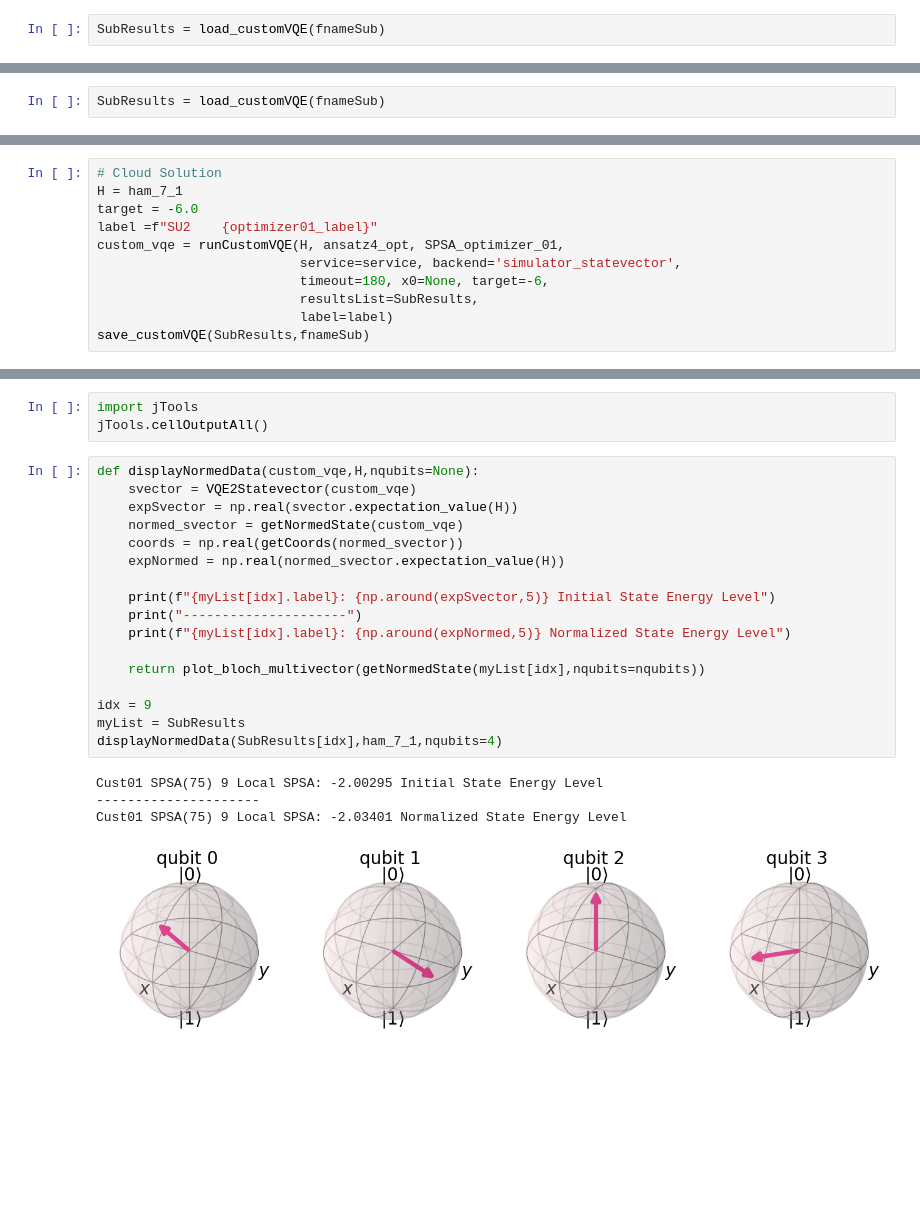
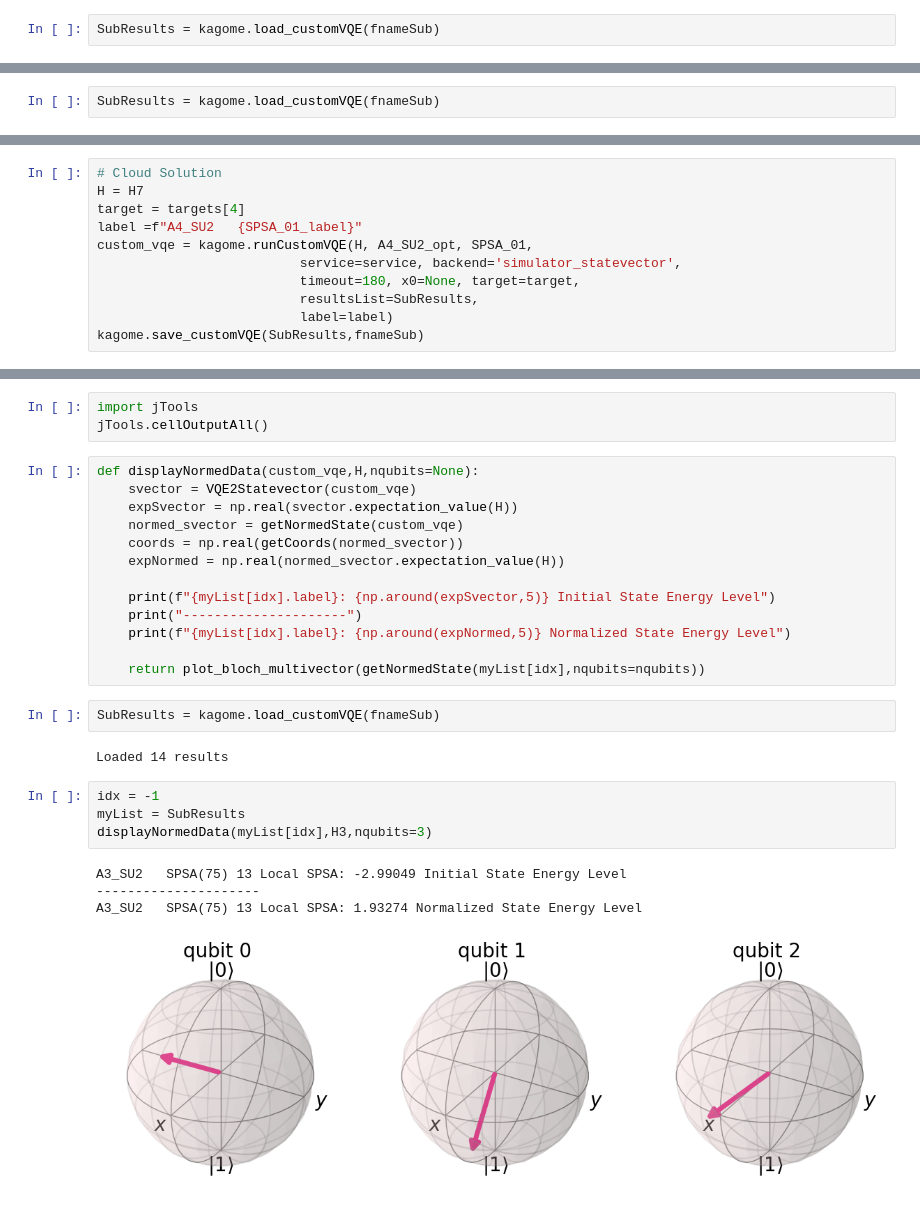
Before and after one commit to rrodenbusch/open-science-prize-2022, a Jupyter notebook: SubLattice.ipynb, the cells around one changed output, grey strips where cells are left out. Saved outputs shown, nothing was run; the diff lists cells and outputs as text; blank space fills up the shorter version.

Commit message:
Completed refactor of bulk of code to module kagome.py

```diff
--- a/SubLattice.ipynb
+++ b/SubLattice.ipynb
@@ -1006,5 +551,5 @@ Relative error: 62.73469204%
 # %% [markdown]
 ### Efficient SU2 Ansatz - Local
 # %%
-SubResults = load_customVQE(fnameSub)
+SubResults = kagome.load_customVQE(fnameSub)
 # %% [output]
@@ -1040,4 +594,4 @@ Relative error: 15.7022291%
 # %% [markdown]
 ## Efficient SU2 - Cloud
 # %%
-SubResults = load_customVQE(fnameSub)
+SubResults = kagome.load_customVQE(fnameSub)
@@ -1046,11 +598,11 @@ Loaded 4 results
 # %%
 # Cloud Solution
-H = ham_7_1
-target = -6.0
-label =f"SU2    {optimizer01_label}"
-custom_vqe = runCustomVQE(H, ansatz4_opt, SPSA_optimizer_01,
+H = H7
+target = targets[4]
+label =f"A4_SU2   {SPSA_01_label}"
+custom_vqe = kagome.runCustomVQE(H, A4_SU2_opt, SPSA_01,
                           service=service, backend='simulator_statevector',
-                          timeout=180, x0=None, target=-6,
+                          timeout=180, x0=None, target=target,
                           resultsList=SubResults,
                           label=label)
-save_customVQE(SubResults,fnameSub)
+kagome.save_customVQE(SubResults,fnameSub)
@@ -1161,25 +697,29 @@ def getNormedState(custom_vqe,nqubits=None):
 # %%
 import jTools
 jTools.cellOutputAll()
+# %%
+def displayNormedData(custom_vqe,H,nqubits=None):
+    svector = VQE2Statevector(custom_vqe)
+    expSvector = np.real(svector.expectation_value(H))
+    normed_svector = getNormedState(custom_vqe)
+    coords = np.real(getCoords(normed_svector))
+    expNormed = np.real(normed_svector.expectation_value(H))
+
+    print(f"{myList[idx].label}: {np.around(expSvector,5)} Initial State Energy Level")
+    print("---------------------")
+    print(f"{myList[idx].label}: {np.around(expNormed,5)} Normalized State Energy Level")
+
+    return plot_bloch_multivector(getNormedState(myList[idx],nqubits=nqubits))
+# %%
+SubResults = kagome.load_customVQE(fnameSub)
+# %% [output]
+Loaded 14 results
 # %%
-def displayNormedData(custom_vqe,H,nqubits=None):
-    svector = VQE2Statevector(custom_vqe)
-    expSvector = np.real(svector.expectation_value(H))
-    normed_svector = getNormedState(custom_vqe)
-    coords = np.real(getCoords(normed_svector))
-    expNormed = np.real(normed_svector.expectation_value(H))
-
-    print(f"{myList[idx].label}: {np.around(expSvector,5)} Initial State Energy Level")
-    print("---------------------")
-    print(f"{myList[idx].label}: {np.around(expNormed,5)} Normalized State Energy Level")
-
-    return plot_bloch_multivector(getNormedState(myList[idx],nqubits=nqubits))
-
-idx = 9
+idx = -1
 myList = SubResults
-displayNormedData(SubResults[idx],ham_7_1,nqubits=4)
+displayNormedData(myList[idx],H3,nqubits=3)
 # %% [output]
-Cust01 SPSA(75) 9 Local SPSA: -2.00295 Initial State Energy Level
+A3_SU2   SPSA(75) 13 Local SPSA: -2.99049 Initial State Energy Level
 ---------------------
-Cust01 SPSA(75) 9 Local SPSA: -2.03401 Normalized State Energy Level
+A3_SU2   SPSA(75) 13 Local SPSA: 1.93274 Normalized State Energy Level
-[figure, old version]
+[figure, new version]
```
Also changed, not shown: parts of 70 cells of this notebook, 5 other files.
